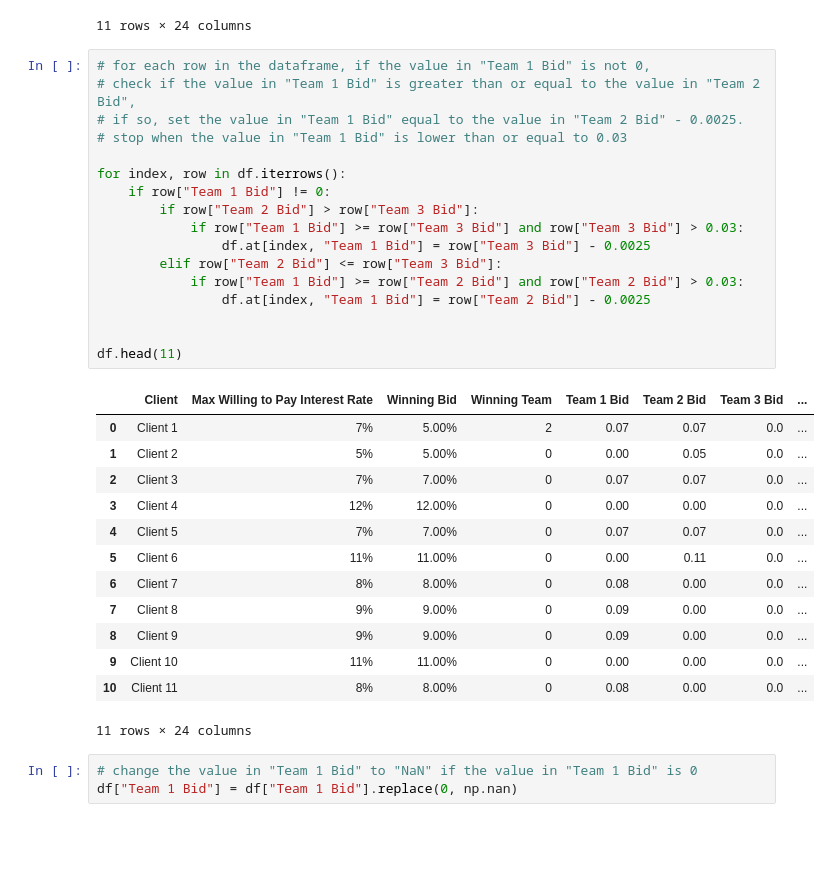
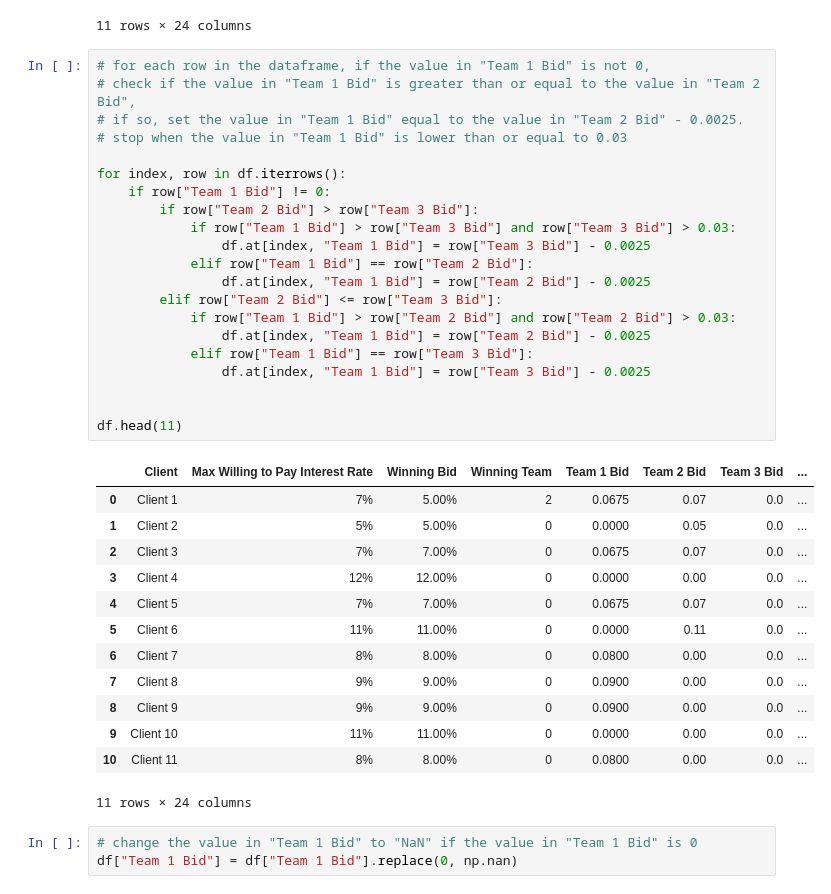
Before and after one commit to VirtualPercy/AAE-625-HW5, a Jupyter notebook: Bid Matching.ipynb, the cells around one changed output. Cells and saved outputs as stored; diff of their text form; blank space fills up the shorter version.

```diff
--- a/Bid Matching.ipynb
+++ b/Bid Matching.ipynb
@@ -31,33 +31,37 @@ df.head(11)
 # %%
 # for each row in the dataframe, if the value in "Team 1 Bid" is not 0,
 # check if the value in "Team 1 Bid" is greater than or equal to the value in "Team 2 Bid",
 # if so, set the value in "Team 1 Bid" equal to the value in "Team 2 Bid" - 0.0025.
 # stop when the value in "Team 1 Bid" is lower than or equal to 0.03
 
 for index, row in df.iterrows():
     if row["Team 1 Bid"] != 0:
         if row["Team 2 Bid"] > row["Team 3 Bid"]:
-            if row["Team 1 Bid"] >= row["Team 3 Bid"] and row["Team 3 Bid"] > 0.03:
+            if row["Team 1 Bid"] > row["Team 3 Bid"] and row["Team 3 Bid"] > 0.03:
                 df.at[index, "Team 1 Bid"] = row["Team 3 Bid"] - 0.0025
+            elif row["Team 1 Bid"] == row["Team 2 Bid"]:
+                df.at[index, "Team 1 Bid"] = row["Team 2 Bid"] - 0.0025
         elif row["Team 2 Bid"] <= row["Team 3 Bid"]:
-            if row["Team 1 Bid"] >= row["Team 2 Bid"] and row["Team 2 Bid"] > 0.03:
+            if row["Team 1 Bid"] > row["Team 2 Bid"] and row["Team 2 Bid"] > 0.03:
                 df.at[index, "Team 1 Bid"] = row["Team 2 Bid"] - 0.0025
+            elif row["Team 1 Bid"] == row["Team 3 Bid"]:
+                df.at[index, "Team 1 Bid"] = row["Team 3 Bid"] - 0.0025
 
 
 df.head(11)
 # %% [output]
 |  | Client | Max Willing to Pay Interest Rate | Winning Bid | Winning Team | Team 1 Bid | Team 2 Bid | Team 3 Bid | ... |
-| 0 | Client 1 | 7% | 5.00% | 2 | 0.07 | 0.07 | 0.0 | ... |
-| 1 | Client 2 | 5% | 5.00% | 0 | 0.00 | 0.05 | 0.0 | ... |
-| 2 | Client 3 | 7% | 7.00% | 0 | 0.07 | 0.07 | 0.0 | ... |
-| 3 | Client 4 | 12% | 12.00% | 0 | 0.00 | 0.00 | 0.0 | ... |
-| 4 | Client 5 | 7% | 7.00% | 0 | 0.07 | 0.07 | 0.0 | ... |
-| 5 | Client 6 | 11% | 11.00% | 0 | 0.00 | 0.11 | 0.0 | ... |
-| 6 | Client 7 | 8% | 8.00% | 0 | 0.08 | 0.00 | 0.0 | ... |
-| 7 | Client 8 | 9% | 9.00% | 0 | 0.09 | 0.00 | 0.0 | ... |
-| 8 | Client 9 | 9% | 9.00% | 0 | 0.09 | 0.00 | 0.0 | ... |
-| 9 | Client 10 | 11% | 11.00% | 0 | 0.00 | 0.00 | 0.0 | ... |
-| 10 | Client 11 | 8% | 8.00% | 0 | 0.08 | 0.00 | 0.0 | ... |
+| 0 | Client 1 | 7% | 5.00% | 2 | 0.0675 | 0.07 | 0.0 | ... |
+| 1 | Client 2 | 5% | 5.00% | 0 | 0.0000 | 0.05 | 0.0 | ... |
+| 2 | Client 3 | 7% | 7.00% | 0 | 0.0675 | 0.07 | 0.0 | ... |
+| 3 | Client 4 | 12% | 12.00% | 0 | 0.0000 | 0.00 | 0.0 | ... |
+| 4 | Client 5 | 7% | 7.00% | 0 | 0.0675 | 0.07 | 0.0 | ... |
+| 5 | Client 6 | 11% | 11.00% | 0 | 0.0000 | 0.11 | 0.0 | ... |
+| 6 | Client 7 | 8% | 8.00% | 0 | 0.0800 | 0.00 | 0.0 | ... |
+| 7 | Client 8 | 9% | 9.00% | 0 | 0.0900 | 0.00 | 0.0 | ... |
+| 8 | Client 9 | 9% | 9.00% | 0 | 0.0900 | 0.00 | 0.0 | ... |
+| 9 | Client 10 | 11% | 11.00% | 0 | 0.0000 | 0.00 | 0.0 | ... |
+| 10 | Client 11 | 8% | 8.00% | 0 | 0.0800 | 0.00 | 0.0 | ... |
 11 rows × 24 columns
 # %%
 # change the value in "Team 1 Bid" to "NaN" if the value in "Team 1 Bid" is 0
```
Also changed, not shown: parts of 1 cell of this notebook, 1 other file.
